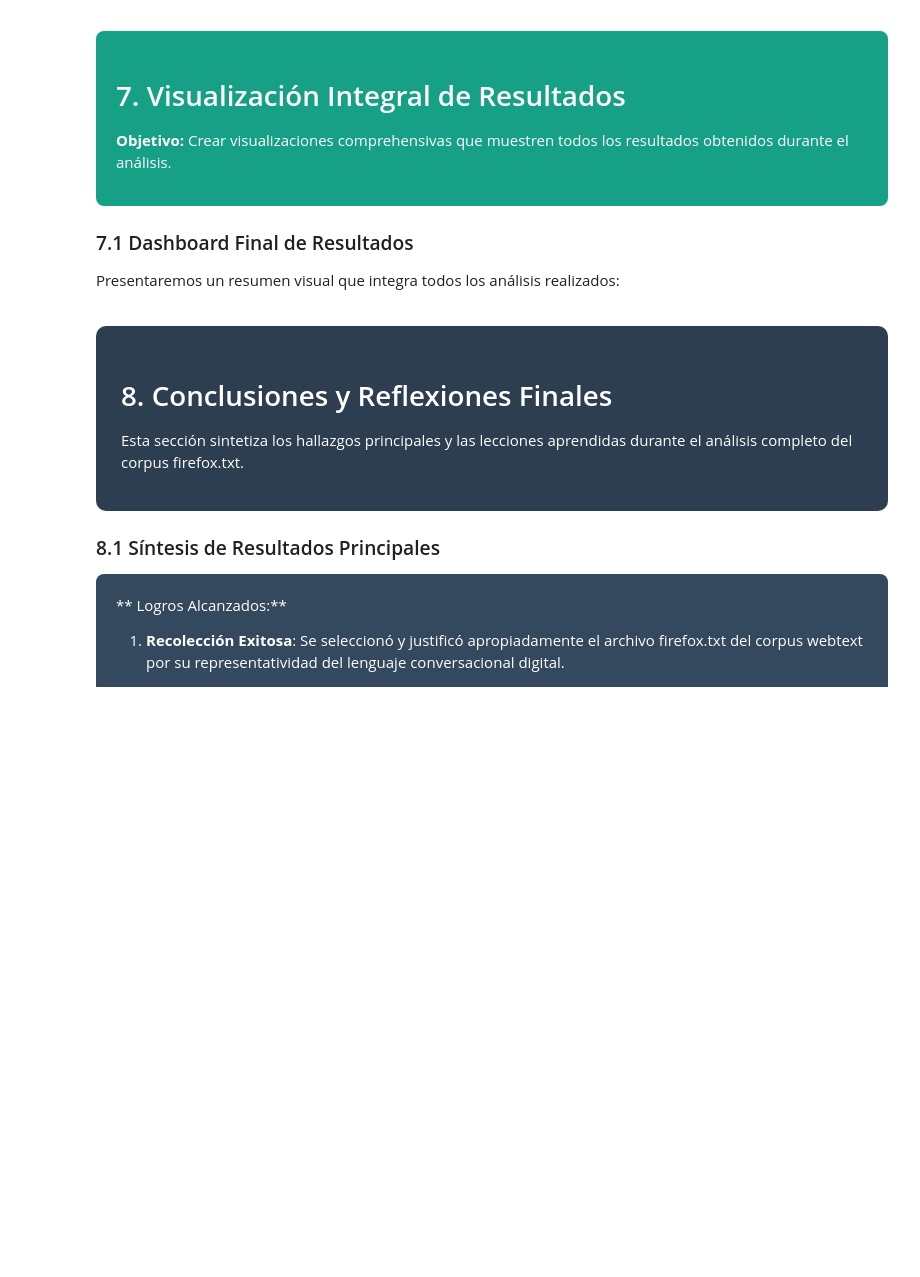
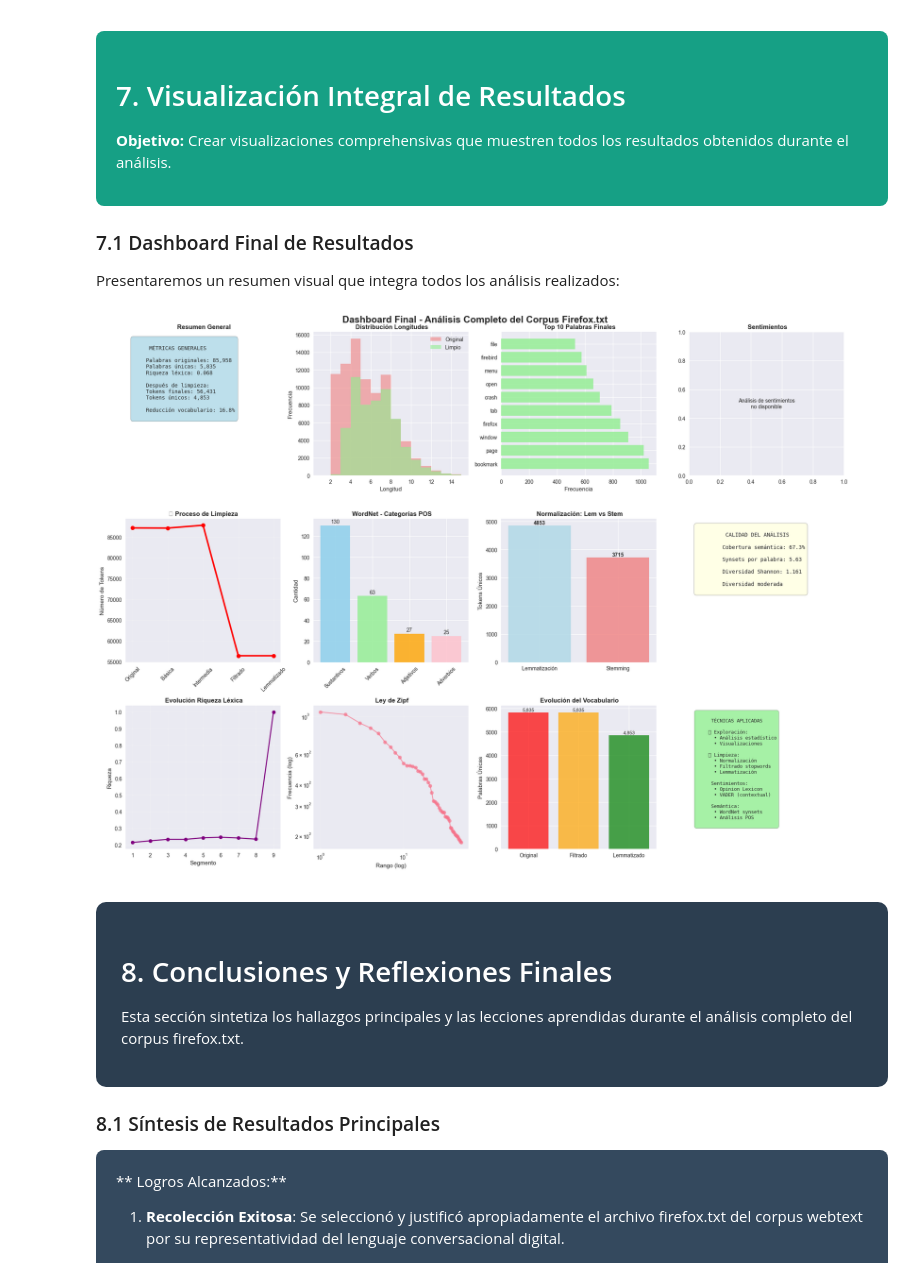
Before and after one commit to cristiandelahooz/first-porfolio, a Jupyter notebook: notebooks/analisis_limpio_tipado.ipynb, the cells around one changed output. Drawn from its saved outputs; the diff is of its cells as text; code cells hidden in the pictures; blank space fills up the shorter version.

```diff
--- a/notebooks/analisis_limpio_tipado.ipynb
+++ b/notebooks/analisis_limpio_tipado.ipynb
@@ -1582,7 +1726,7 @@ def crear_dashboard_final_resultados():
     """
     fig, axes = plt.subplots(3, 4, figsize=(20, 15))
     fig.suptitle(' Dashboard Final - Análisis Completo del Corpus Firefox.txt',
-                 fontsize=18, fontweight: str = "bold", y=0.98)
+                 fontsize=18, fontweight="bold", y=0.98)
 
     # 1. Métricas generales del corpus
     axes[0,0].axis('off')
@@ -1601,17 +1745,17 @@ def crear_dashboard_final_resultados():
     """
 
     axes[0,0].text(0.05, 0.95, metricas_texto, transform=axes[0,0].transAxes,
-                   fontsize=10, verticalalignment: str = "top", fontfamily: str = "monospace",
-                   bbox=dict(boxstyle: str = "round,pad=0.5", facecolor: str = "lightblue", alpha=0.8))
-    axes[0,0].set_title(' Resumen General', fontweight: str = "bold")
+                   fontsize=10, verticalalignment="top", fontfamily="monospace",
+                   bbox=dict(boxstyle="round,pad=0.5", facecolor="lightblue", alpha=0.8))
+    axes[0,0].set_title(' Resumen General', fontweight="bold")
 
     # 2. Distribución de longitudes (antes vs después)
     longitudes_original = [len(palabra) for palabra in analizador_exploratorio.tokens_filtrados]
     longitudes_limpio = [len(token) for token in tokens_firefox_limpios]
 
-    axes[0,1].hist(longitudes_original, bins=range(1, 16), alpha=0.6, label: str = "Original", color: str = "lightcoral")
-    axes[0,1].hist(longitudes_limpio, bins=range(1, 16), alpha=0.6, label: str = "Limpio", color: str = "lightgreen")
-    axes[0,1].set_title(' Distribución Longitudes', fontweight: str = "bold")
+    axes[0,1].hist(longitudes_original, bins=range(1, 16), alpha=0.6, label="Original", color="lightcoral")
+    axes[0,1].hist(longitudes_limpio, bins=range(1, 16), alpha=0.6, label="Limpio", color="lightgreen")
+    axes[0,1].set_title(' Distribución Longitudes', fontweight="bold")
     axes[0,1].set_xlabel('Longitud')
     axes[0,1].set_ylabel('Frecuencia')
     axes[0,1].legend()
@@ -1627,10 +1771,10 @@ def crear_dashboard_final_resultados():
     freq_values = [freq for _, freq in freq_limpio.most_common(10)]
     y_pos = np.arange(len(top_limpio))
 
-    bars = axes[0,2].barh(y_pos, freq_values, color: str = "lightgreen", alpha=0.8)
+    bars = axes[0,2].barh(y_pos, freq_values, color="lightgreen", alpha=0.8)
     axes[0,2].set_yticks(y_pos)
     axes[0,2].set_yticklabels(top_limpio)
-    axes[0,2].set_title(' Top 10 Palabras Finales', fontweight: str = "bold")
+    axes[0,2].set_title(' Top 10 Palabras Finales', fontweight="bold")
     axes[0,2].set_xlabel('Frecuencia')
 
     # 4. Análisis de sentimientos - Resumen
@@ -1640,12 +1784,12 @@ def crear_dashboard_final_resultados():
         conteos_sent = [lex['conteos']['positivas'], lex['conteos']['negativas'], lex['conteos']['neutras']]
         colores_sent = ['lightgreen', 'lightcoral', 'lightgray']
 
-        axes[0,3].pie(conteos_sent, labels=sentimientos, colors=colores_sent, autopct: str = "%1.1f%%")
-        axes[0,3].set_title(' Distribución Sentimientos', fontweight: str = "bold")
+        axes[0,3].pie(conteos_sent, labels=sentimientos, colors=colores_sent, autopct="%1.1f%%")
+        axes[0,3].set_title(' Distribución Sentimientos', fontweight="bold")
     else:
         axes[0,3].text(0.5, 0.5, 'Análisis de sentimientos\nno disponible',
-                      ha: str = "center", va: str = "center", transform=axes[0,3].transAxes)
-        axes[0,3].set_title(' Sentimientos', fontweight: str = "bold")
+                      ha="center", va="center", transform=axes[0,3].transAxes)
+        axes[0,3].set_title(' Sentimientos', fontweight="bold")
 
     # 5. Proceso de limpieza - Reducción por etapa
     if 'resultados_limpieza_lem' in globals():
@@ -1658,10 +1802,10 @@ def crear_dashboard_final_resultados():
             resultados_limpieza_lem['normalizacion_morfologica']['cantidad_tokens']
         ]
 
-        axes[1,0].plot(etapas_limpieza, conteos_etapas, marker: str = "o", linewidth=3, markersize=8, color: str = "red")
-        axes[1,0].set_title('🧹 Proceso de Limpieza', fontweight: str = "bold")
+        axes[1,0].plot(etapas_limpieza, conteos_etapas, marker="o", linewidth=3, markersize=8, color="red")
+        axes[1,0].set_title('🧹 Proceso de Limpieza', fontweight="bold")
         axes[1,0].set_ylabel('Número de Tokens')
-        axes[1,0].tick_params(axis: str = "x", rotation=45)
+        axes[1,0].tick_params(axis="x", rotation=45)
         axes[1,0].grid(True, alpha=0.3)
 
     # 6. WordNet - Distribución por categorías gramaticales
@@ -1671,16 +1815,16 @@ def crear_dashboard_final_resultados():
         conteos_wn = [stats_wn['distribucion_pos'].get(k, 0) for k in ['N', 'V', 'J', 'R']]
 
         bars_wn = axes[1,1].bar(categorias_wn, conteos_wn, color=['skyblue', 'lightgreen', 'orange', 'pink'], alpha=0.8)
-        axes[1,1].set_title(' WordNet - Categorías POS', fontweight: str = "bold")
+        axes[1,1].set_title(' WordNet - Categorías POS', fontweight="bold")
         axes[1,1].set_ylabel('Cantidad')
-        axes[1,1].tick_params(axis: str = "x", rotation=45)
+        axes[1,1].tick_params(axis="x", rotation=45)
 
         # Agregar valores en barras
         for bar in bars_wn:
             height = bar.get_height()
             if height > 0:
                 axes[1,1].text(bar.get_x() + bar.get_width()/2., height + 1,
-                              f'{int(height)}', ha: str = "center", va: str = "bottom")
+                              f'{int(height)}', ha="center", va="bottom")
 
     # 7. Comparación Lemmatización vs Stemming
     if 'resultados_limpieza_stem' in globals():
@@ -1691,13 +1835,13 @@ def crear_dashboard_final_resultados():
         ]
 
         bars_norm = axes[1,2].bar(metodos_norm, tokens_unicos, color=['lightblue', 'lightcoral'], alpha=0.8)
-        axes[1,2].set_title(' Normalización: Lem vs Stem', fontweight: str = "bold")
+        axes[1,2].set_title(' Normalización: Lem vs Stem', fontweight="bold")
         axes[1,2].set_ylabel('Tokens Únicos')
 
         for bar in bars_norm:
             height = bar.get_height()
             axes[1,2].text(bar.get_x() + bar.get_width()/2., height + 5,
-                          f'{int(height)}', ha: str = "center", va: str = "bottom", fontweight: str = "bold")
+                          f'{int(height)}', ha="center", va="bottom", fontweight="bold")
 
     # 8. Métricas de calidad del análisis
     axes[1,3].axis('off')
@@ -1714,7 +1858,7 @@ def crear_dashboard_final_resultados():
         {analisis_riqueza['interpretacion_diversidad']}
         """
     else:
-        calidad_texto: str = """
+        calidad_texto = """
          CALIDAD DEL ANÁLISIS
 
         Análisis semántico
@@ -1722,14 +1866,14 @@ def crear_dashboard_final_resultados():
         """
 
     axes[1,3].text(0.05, 0.95, calidad_texto, transform=axes[1,3].transAxes,
-                   fontsize=10, verticalalignment: str = "top", fontfamily: str = "monospace",
-                   bbox=dict(boxstyle: str = "round,pad=0.5", facecolor: str = "lightyellow", alpha=0.8))
+                   fontsize=10, verticalalignment="top", fontfamily="monospace",
+                   bbox=dict(boxstyle="round,pad=0.5", facecolor="lightyellow", alpha=0.8))
 
     # 9-12. Gráficos adicionales de tendencias y comparaciones
     # Evolución de la riqueza léxica
     if len(tokens_firefox_limpios) > 100:
         segmento_tamaño = len(tokens_firefox_limpios) // 8
-        riquezas_evolucion: List[Any] = []
+        riquezas_evolucion = []
 
         for i in range(0, len(tokens_firefox_limpios), segmento_tamaño):
             segmento = tokens_firefox_limpios[i:i+segmento_tamaño]
@@ -1738,8 +1882,8 @@ def crear_dashboard_final_resultados():
                 riquezas_evolucion.append(riqueza_seg)
 
         axes[2,0].plot(range(1, len(riquezas_evolucion)+1), riquezas_evolucion,
-                      marker: str = "o", linewidth=2, color: str = "purple")
-        axes[2,0].set_title(' Evolución Riqueza Léxica', fontweight: str = "bold")
+                      marker="o", linewidth=2, color="purple")
+        axes[2,0].set_title(' Evolución Riqueza Léxica', fontweight="bold")
         axes[2,0].set_xlabel('Segmento')
         axes[2,0].set_ylabel('Riqueza')
         axes[2,0].grid(True, alpha=0.3)
@@ -1750,7 +1894,7 @@ def crear_dashboard_final_resultados():
         rangos_zipf = range(1, min(len(frecuencias_zipf), 50) + 1)
 
         axes[2,1].loglog(rangos_zipf, frecuencias_zipf[:len(rangos_zipf)], 'o-', alpha=0.7)
-        axes[2,1].set_title(' Ley de Zipf', fontweight: str = "bold")
+        axes[2,1].set_title(' Ley de Zipf', fontweight="bold")
         axes[2,1].set_xlabel('Rango (log)')
         axes[2,1].set_ylabel('Frecuencia (log)')
         axes[2,1].grid(True, alpha=0.3)
@@ -1765,46 +1909,48 @@ def crear_dashboard_final_resultados():
 
     colors_vocab = ['red', 'orange', 'green']
     bars_vocab = axes[2,2].bar(vocabularios_comp, tamaños_vocab, color=colors_vocab, alpha=0.7)
-    axes[2,2].set_title(' Evolución del Vocabulario', fontweight: str = "bold")
+    axes[2,2].set_title(' Evolución del Vocabulario', fontweight="bold")
     axes[2,2].set_ylabel('Palabras Únicas')
 
     for bar in bars_vocab:
         height = bar.get_height()
         axes[2,2].text(bar.get_x() + bar.get_width()/2., height + 10,
-                      f'{int(height):,}', ha: str = "center", va: str = "bottom", fontsize=9)
+                      f'{int(height):,}', ha="center", va="bottom", fontsize=9)
 
     # Resumen final de técnicas aplicadas
     axes[2,3].axis('off')
-    tecnicas_aplicadas: str = """
+    tecnicas_aplicadas = """
      TÉCNICAS APLICADAS
 
     🔍 Exploración:
       • Análisis estadístico
       • Visualizaciones
 
     🧹 Limpieza:
       • Normalización
       • Filtrado stopwords
       • Lemmatización
 
      Sentimientos:
       • Opinion Lexicon
       • VADER (contextual)
 
      Semántica:
       • WordNet synsets
       • Análisis POS
     """
 
     axes[2,3].text(0.05, 0.95, tecnicas_aplicadas, transform=axes[2,3].transAxes,
-                   fontsize=9, verticalalignment: str = "top", fontfamily: str = "monospace",
-                   bbox=dict(boxstyle: str = "round,pad=0.5", facecolor: str = "lightgreen", alpha=0.8))
+                   fontsize=9, verticalalignment="top", fontfamily="monospace",
+                   bbox=dict(boxstyle="round,pad=0.5", facecolor="lightgreen", alpha=0.8))
 
     plt.tight_layout()
     plt.show()
 
 # Crear dashboard final
 crear_dashboard_final_resultados()
+# %% [output]
+[figure, added]
 # %% [markdown]
 <a id="conclusiones"></a>
 <div style="background:#2C3E50;padding:25px;color:#ffffff;margin-top:10px;border-radius:10px;">
```
Also changed, not shown: parts of 38 cells of this notebook.
